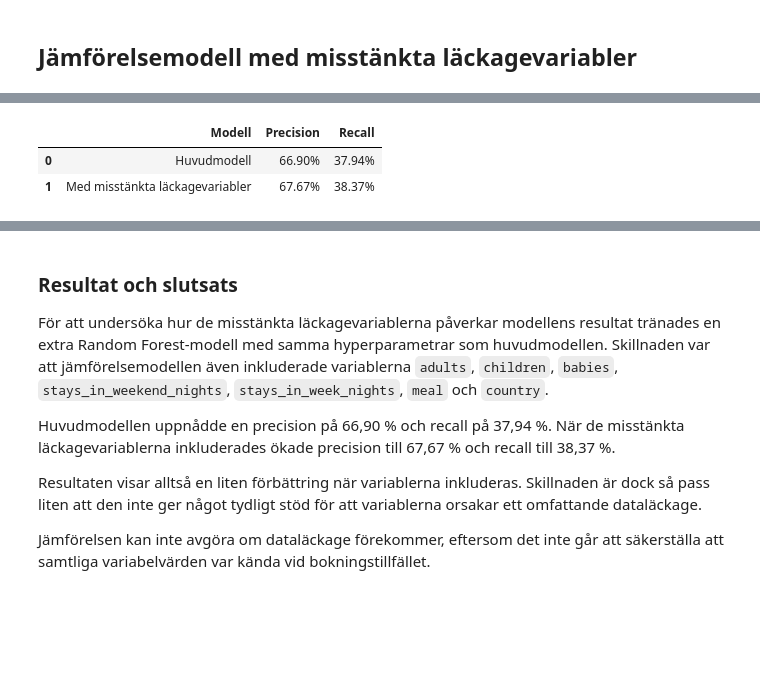
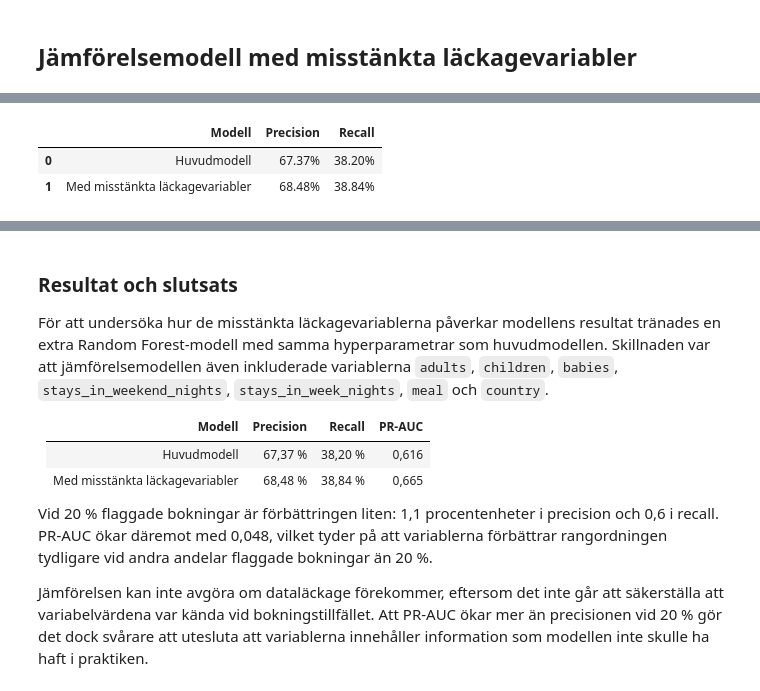
Before and after one commit to Shara-Hysen/data-science-group-project, a Jupyter notebook: notebooks/05_random_forest.ipynb, the cells around one changed output, grey strips where cells are left out. Drawn from its saved outputs; the diff is of its cells as text; code cells hidden in the pictures; blank space fills up the shorter version.

Commit message:
Kör om Random Forest med och utan deposit_type på aktuell data (#50)

```diff
--- a/notebooks/05_random_forest.ipynb
+++ b/notebooks/05_random_forest.ipynb
@@ -503,41 +497,32 @@ Första 10 sannolikheterna: [0.08109628 0.16744464 0.15825676 0.23185988 0.10672
 # %%
 # Utvärdera jämförelsemodellen
 metrics_leak = evaluate_top_share(
     y_val_leak,
     probas_leak,
     share=0.20
 )
 
 # Jämför med huvudmodellen
 comparison = pd.DataFrame([
     {
         "Modell": "Huvudmodell",
         "Precision": metrics_full["precision"],
         "Recall": metrics_full["recall"]
     },
     {
         "Modell": "Med misstänkta läckagevariabler",
         "Precision": metrics_leak["precision"],
         "Recall": metrics_leak["recall"]
     }
 ])
 
 display(
     comparison.style.format({
         "Precision": "{:.2%}",
         "Recall": "{:.2%}"
     })
 )
-
-# Logga jämförelsemodellen
-log_experiment(
-    model_name="Random Forest",
-    feature_set="med misstänkta läckagevariabler",
-    metrics=metrics_leak,
-    dataset="val",
-    notes="n_estimators=100, max_depth=15, min_samples_leaf=10"
-)
 # %% [output]
 |  | Modell | Precision | Recall |
-| 0 | Huvudmodell | 66.90% | 37.94% |
-| 1 | Med misstänkta läckagevariabler | 67.67% | 38.37% |
+| 0 | Huvudmodell | 67.37% | 38.20% |
+| 1 | Med misstänkta läckagevariabler | 68.48% | 38.84% |
@@ -549,8 +531,11 @@ log_experiment(
 
 För att undersöka hur de misstänkta läckagevariablerna påverkar modellens resultat tränades en extra Random Forest-modell med samma hyperparametrar som huvudmodellen. Skillnaden var att jämförelsemodellen även inkluderade variablerna `adults`, `children`, `babies`, `stays_in_weekend_nights`, `stays_in_week_nights`, `meal` och `country`.
 
-Huvudmodellen uppnådde en precision på 66,90 % och recall på 37,94 %. När de misstänkta läckagevariablerna inkluderades ökade precision till 67,67 % och recall till 38,37 %.
+| Modell | Precision | Recall | PR-AUC |
+|---|---|---|---|
+| Huvudmodell | 67,37 % | 38,20 % | 0,616 |
+| Med misstänkta läckagevariabler | 68,48 % | 38,84 % | 0,665 |
 
-Resultaten visar alltså en liten förbättring när variablerna inkluderas. Skillnaden är dock så pass liten att den inte ger något tydligt stöd för att variablerna orsakar ett omfattande dataläckage.
+Vid 20 % flaggade bokningar är förbättringen liten: 1,1 procentenheter i precision och 0,6 i recall. PR-AUC ökar däremot med 0,048, vilket tyder på att variablerna förbättrar rangordningen tydligare vid andra andelar flaggade bokningar än 20 %.
 
-Jämförelsen kan inte avgöra om dataläckage förekommer, eftersom det inte går att säkerställa att samtliga variabelvärden var kända vid bokningstillfället.
+Jämförelsen kan inte avgöra om dataläckage förekommer, eftersom det inte går att säkerställa att variabelvärdena var kända vid bokningstillfället. Att PR-AUC ökar mer än precisionen vid 20 % gör det dock svårare att utesluta att variablerna innehåller information som modellen inte skulle ha haft i praktiken.
```
Also changed, not shown: parts of 25 cells of this notebook, 3 other files.
